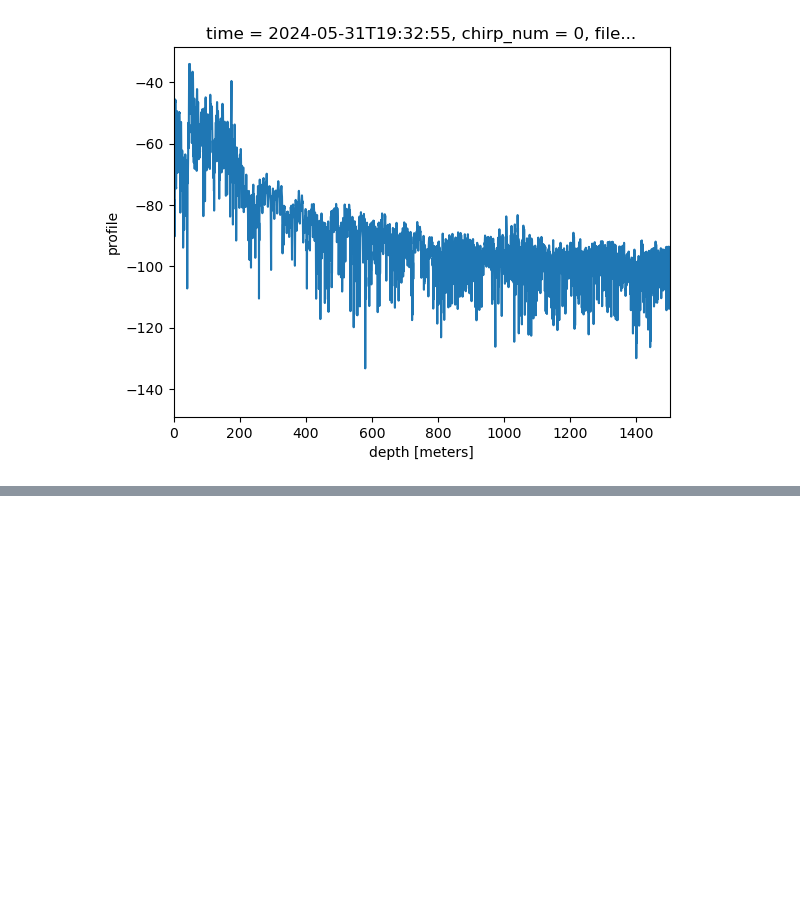
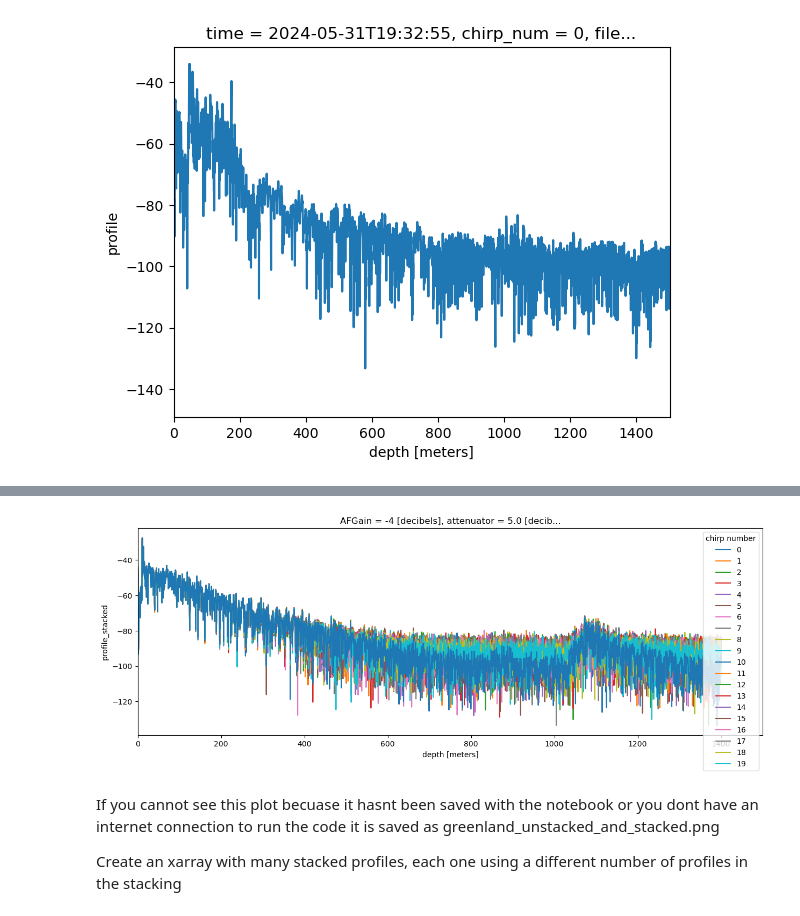
Before and after one commit to ldeo-glaciology/AntPen_NSF_NERC, a Jupyter notebook: code/apres/ApRES_deployment_QC_v1.ipynb, the cells around one changed output, grey strips where cells are left out. Drawn from its saved outputs; the diff is of its cells as text; code cells hidden in the pictures; blank space fills up the shorter version.

```diff
--- a/code/apres/ApRES_deployment_QC_v1.ipynb
+++ b/code/apres/ApRES_deployment_QC_v1.ipynb
@@ -97,0 +116,10 @@ unattended_data.isel(time=0, attenuator_setting_pair =0, chirp_num = 0).profile.
+# %%
+greenland_data.isel(time=2000, attenuator_setting_pair =0).profile.dB().plot(x='profile_range', xlim = (0, 1500), hue = 'chirp_num', figsize = (15, 5));
+greenland_data.isel(time=2000, attenuator_setting_pair = 0).profile_stacked.dB().plot();
+plt.savefig('greenland_unstacked_and_stacked.png')
+# %% [output]
+[figure, added]
+# %% [markdown]
+If you cannot see this plot becuase it hasnt been saved with the notebook or you dont have an internet connection to run the code it is saved as greenland_unstacked_and_stacked.png
+
+Create an xarray with many stacked profiles, each one using a different number of profiles in the stacking
```
Also changed, not shown: parts of 13 cells of this notebook.
